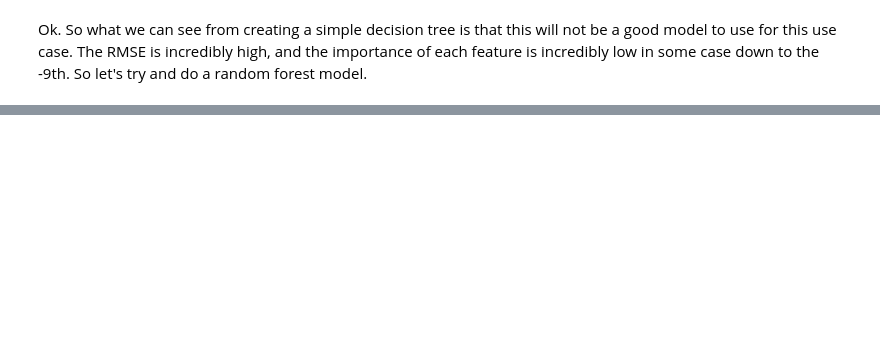
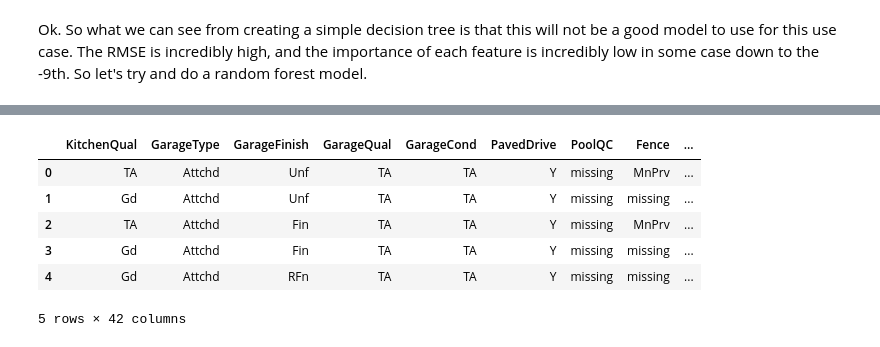
Before and after one commit to briggsy102/lol_project_home_pricing, a Jupyter notebook: home_pricing_model.ipynb, the cells around one changed output, grey strips where cells are left out. Drawn from its saved outputs; the diff is of its cells as text; code cells hidden in the pictures; blank space fills up the shorter version.

```diff
--- a/home_pricing_model.ipynb
+++ b/home_pricing_model.ipynb
@@ -959,0 +898,20 @@ test.feature.tolist()
+# %%
+#reorder the df so that the data types are cleanly organized
+test_house_mask = pd.DataFrame(test_house_data.dtypes)
+test_house_mask = test_house_mask.reset_index()
+test_house_mask.columns = ['Col', 'dat_ty']
+test_house_mask = test_house_mask.sort_values(['dat_ty'], ascending=[1])
+test_house_col = test_house_mask.Col.tolist()
+#test_house_col[1:]
+# %%
+# Replace all the missing categorical data with "missing" creating an additional factor for the model.
+test_house_data_category_filled = test_house_data[test_house_col[38:]].fillna("missing")
+test_house_data_category_filled.head()
+# %% [output]
+|  | KitchenQual | GarageType | GarageFinish | GarageQual | GarageCond | PavedDrive | PoolQC | Fence | ... |
+| 0 | TA | Attchd | Unf | TA | TA | Y | missing | MnPrv | ... |
+| 1 | Gd | Attchd | Unf | TA | TA | Y | missing | missing | ... |
+| 2 | TA | Attchd | Fin | TA | TA | Y | missing | MnPrv | ... |
+| 3 | Gd | Attchd | Fin | TA | TA | Y | missing | missing | ... |
+| 4 | Gd | Attchd | RFn | TA | TA | Y | missing | missing | ... |
+5 rows × 42 columns
```
Also changed, not shown: parts of 27 cells of this notebook.
